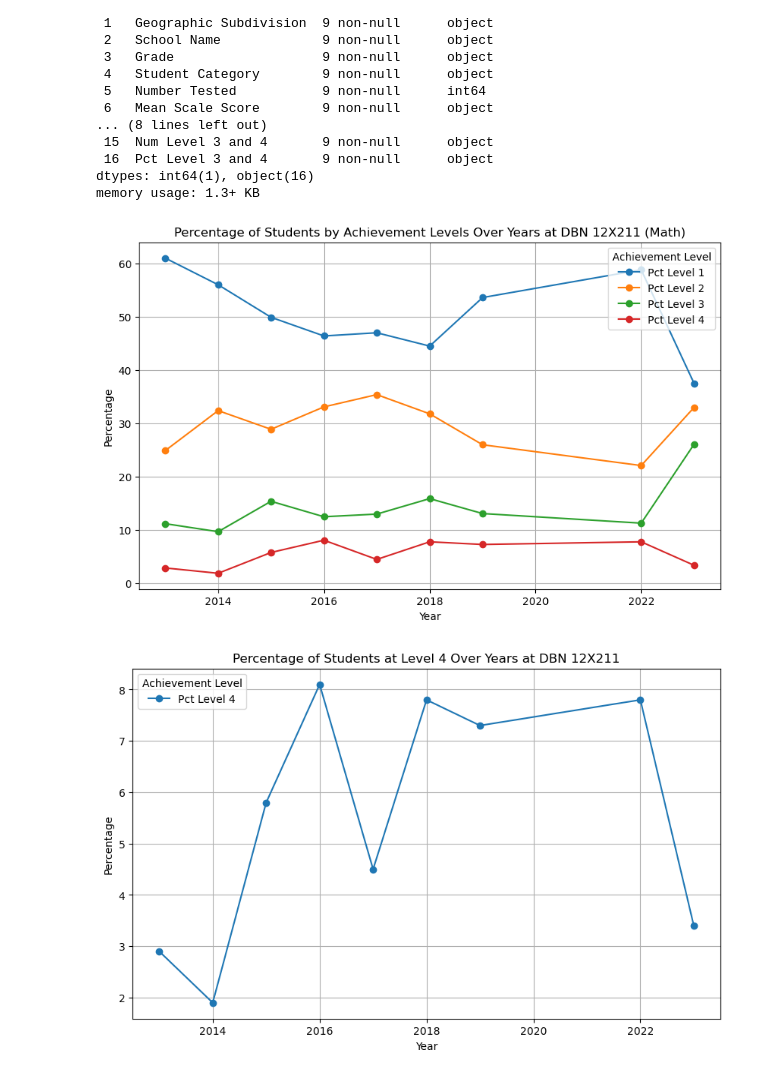
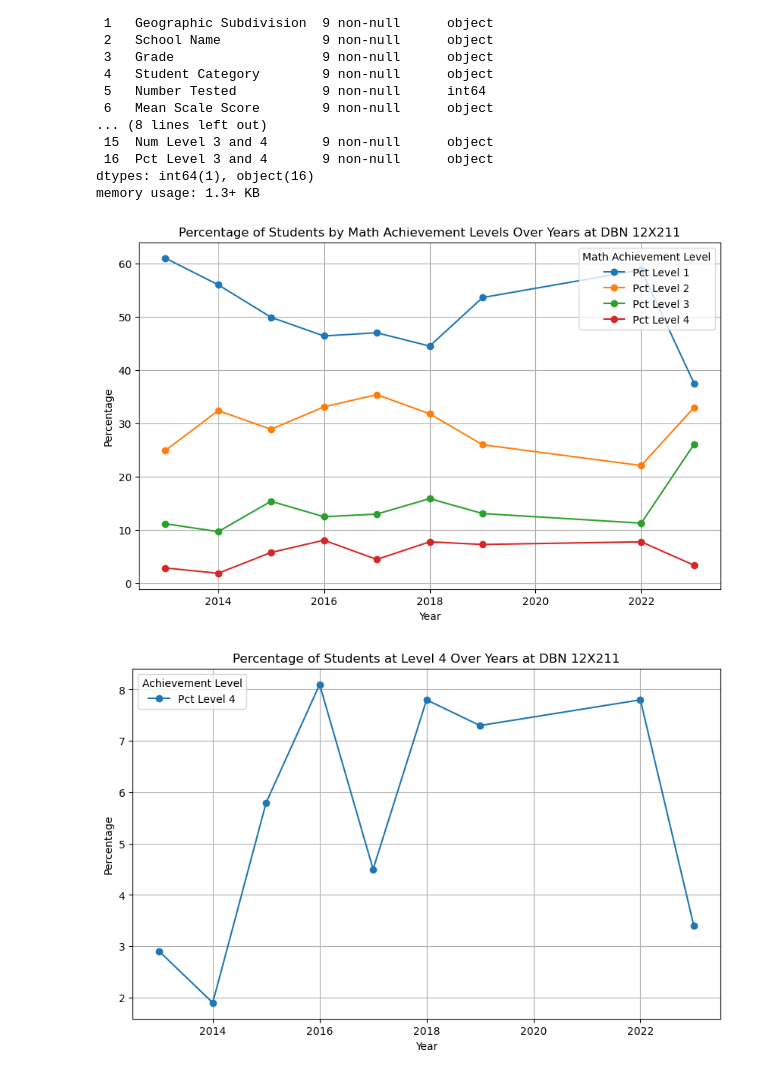
Before and after one commit to myCanaless/NYCeducation-duringCOVID, a Jupyter notebook: code/michaels_TestResults_analysis.ipynb, the cells around one changed output. Saved outputs shown, nothing was run; the diff lists cells and outputs as text; code cells hidden in the pictures.

Commit message:
fixing EDA of Math results

```diff
--- a/code/michaels_TestResults_analysis.ipynb
+++ b/code/michaels_TestResults_analysis.ipynb
@@ -495,20 +495,20 @@ hen_math_results[columns_to_convert] = hen_math_results[columns_to_convert].appl
 # %%
 # Plotting (Math Results)
 plt.figure(figsize=(10, 6))
 plt.plot(hen_math_results.index, hen_math_results['Pct Level 1'], marker='o', label='Pct Level 1')
 plt.plot(hen_math_results.index, hen_math_results['Pct Level 2'], marker='o', label='Pct Level 2')
 plt.plot(hen_math_results.index, hen_math_results['Pct Level 3'], marker='o', label='Pct Level 3')
 plt.plot(hen_math_results.index, hen_math_results['Pct Level 4'], marker='o', label='Pct Level 4')
 
-plt.title('Percentage of Students by Achievement Levels Over Years at DBN 12X211 (Math)')
+plt.title('Percentage of Students by Math Achievement Levels Over Years at DBN 12X211')
 plt.xlabel('Year')
 plt.ylabel('Percentage')
-plt.legend(title='Achievement Level')
+plt.legend(title='Math Achievement Level')
 plt.grid(True)
 
 plt.show()
 # %% [output]
-[figure, old version]
+[figure, new version]
 # %%
 plt.figure(figsize=(10, 6))
 plt.plot(hen_math_results['Pct Level 4'], marker='o', linestyle='-', label='Pct Level 4')
```
Also changed, not shown: parts of 2 cells of this notebook, 4 other files.
